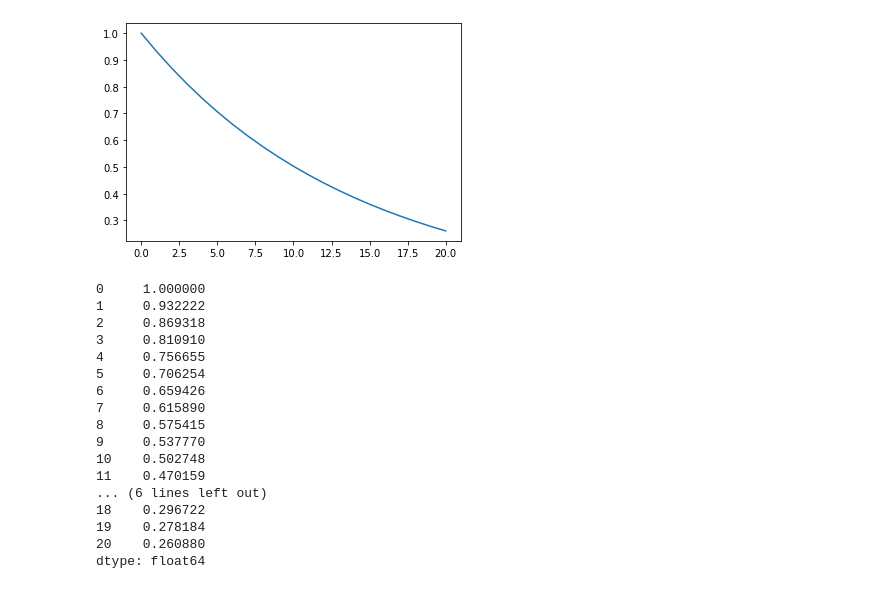
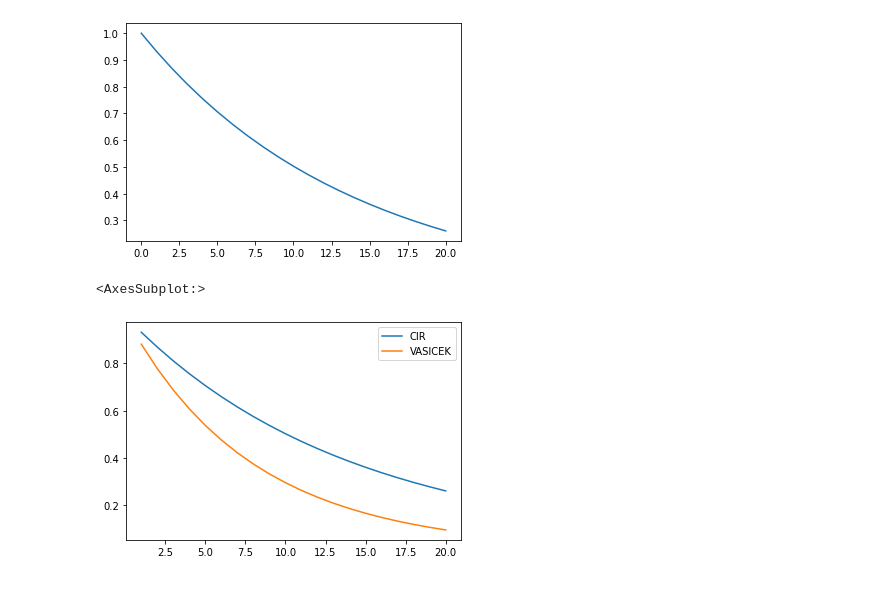
Before and after one commit to upathare1/Advanced-Term-Structures, a Jupyter notebook: Code/AFP.ipynb, the cells around one changed output. Drawn from its saved outputs; the diff is of its cells as text; code cells hidden in the pictures.

```diff
--- a/Code/AFP.ipynb
+++ b/Code/AFP.ipynb
@@ -128,23 +128,11 @@ plt.show()
 [figure]
 [figure]
 # %%
-bp = pd.DataFrame(index=np.arange(range(1, 20)))
-bp['CIR']
+bp = pd.DataFrame(index=np.arange(1, 21))
+bp['CIR'] = bp_cir
+bp['VASICEK'] = bp_vasicek
-# %% [output]
-0     1.000000
-1     0.932222
-2     0.869318
-3     0.810910
-4     0.756655
-5     0.706254
-6     0.659426
-7     0.615890
-8     0.575415
-9     0.537770
-10    0.502748
-11    0.470159
-... (6 lines left out)
-18    0.296722
-19    0.278184
-20    0.260880
-dtype: float64
+# %%
+bp.plot(legend=True)
+# %% [output]
+<AxesSubplot:>
+[figure, added]
```
